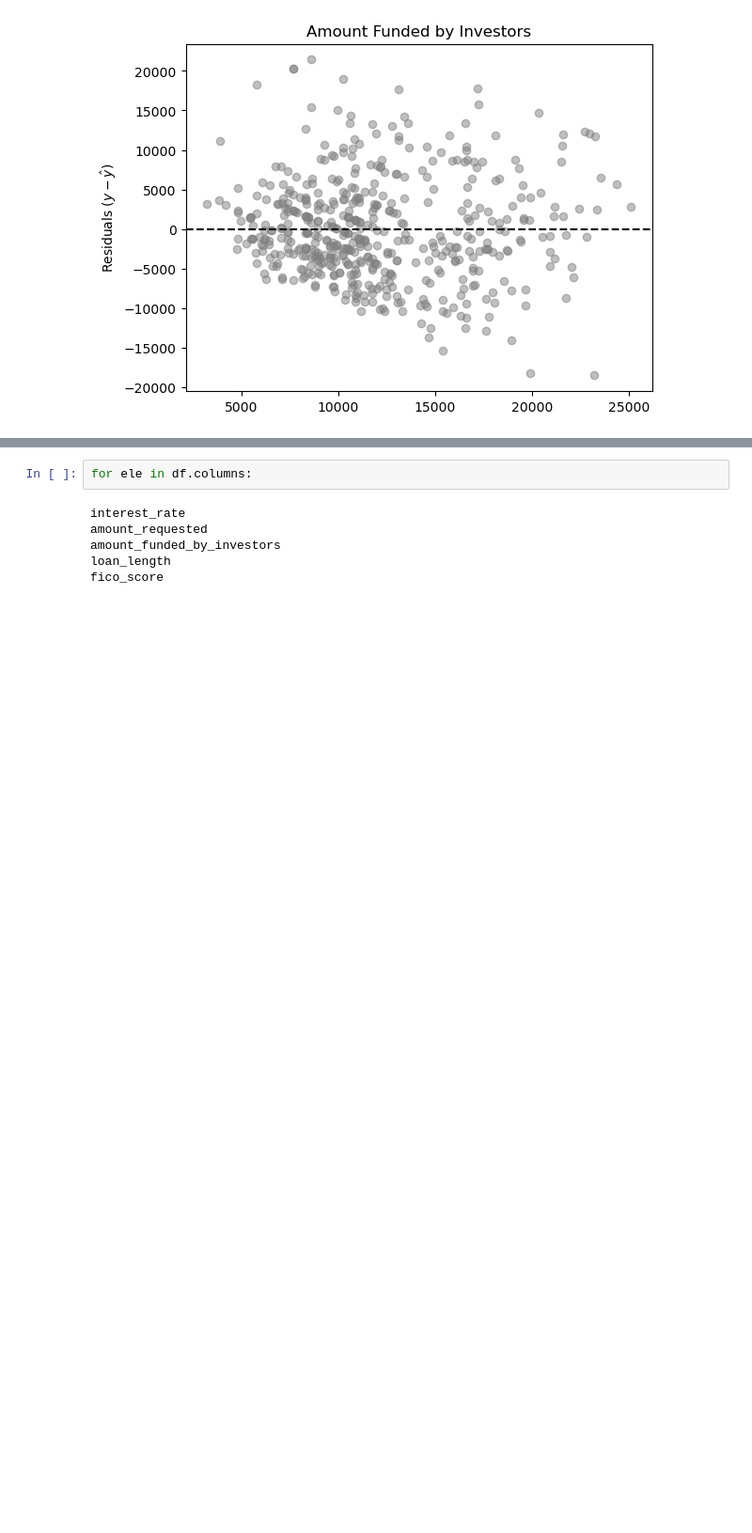
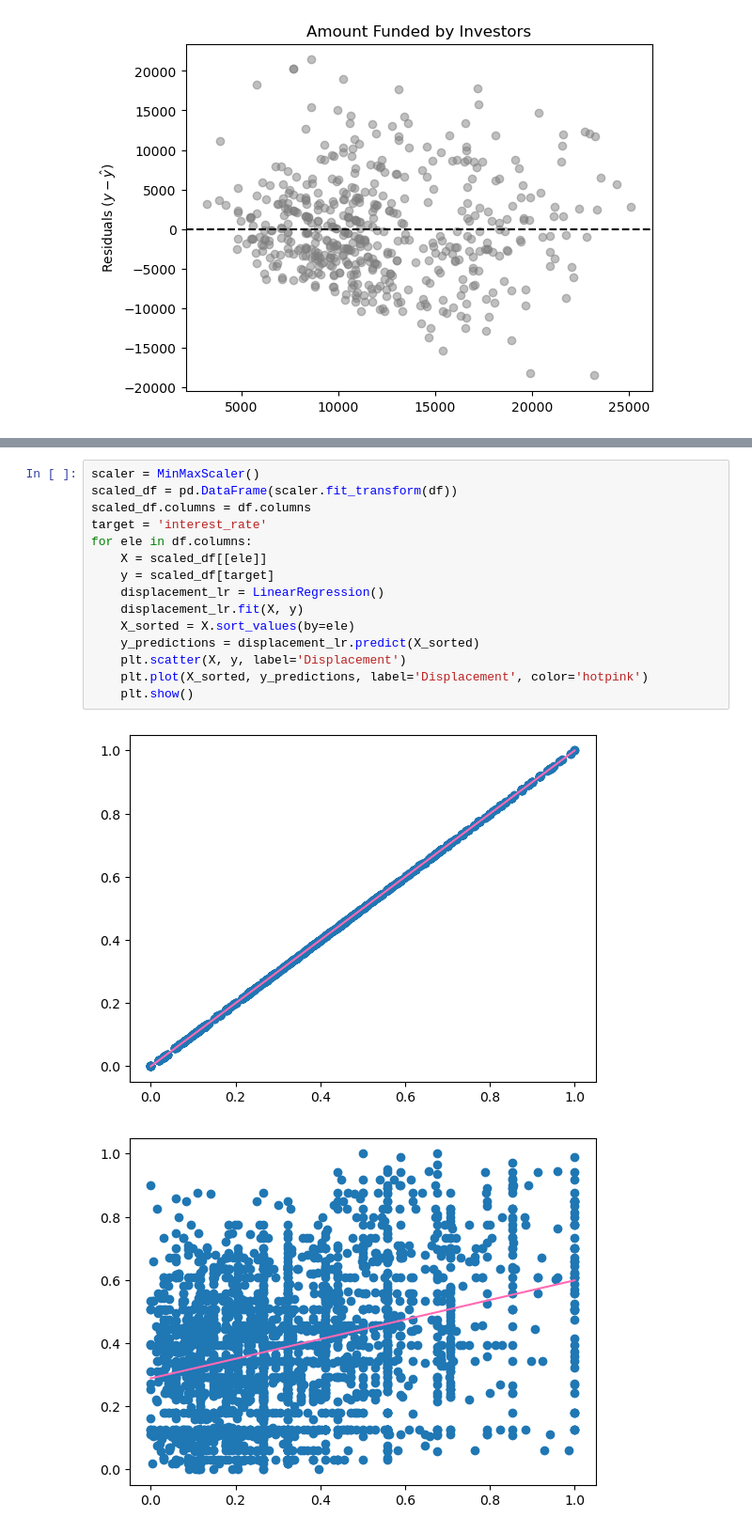
Before and after one commit to TLuter-252/Linear-Regression-Case-Study, a Jupyter notebook: loan_insights.ipynb, the cells around one changed output, grey strips where cells are left out. Shown at 94% size. Cells and saved outputs as stored; diff of their text form; blank space fills up the shorter version.

Commit message:
Added Graphs for predictions vs data

```diff
--- a/loan_insights.ipynb
+++ b/loan_insights.ipynb
@@ -369,8 +387,18 @@ plt.title('Amount Funded by Investors');
 # %%
+scaler = MinMaxScaler()
+scaled_df = pd.DataFrame(scaler.fit_transform(df))
+scaled_df.columns = df.columns
+target = 'interest_rate'
 for ele in df.columns:
+    X = scaled_df[[ele]]
+    y = scaled_df[target]
+    displacement_lr = LinearRegression()
+    displacement_lr.fit(X, y)
+    X_sorted = X.sort_values(by=ele)
+    y_predictions = displacement_lr.predict(X_sorted)
+    plt.scatter(X, y, label='Displacement')
+    plt.plot(X_sorted, y_predictions, label='Displacement', color='hotpink')
+    plt.show()
 # %% [output]
-interest_rate
-amount_requested
-amount_funded_by_investors
-loan_length
-fico_score
+[figure, added]
+[figure, added]
```
Also changed, not shown: parts of 2 cells of this notebook.
